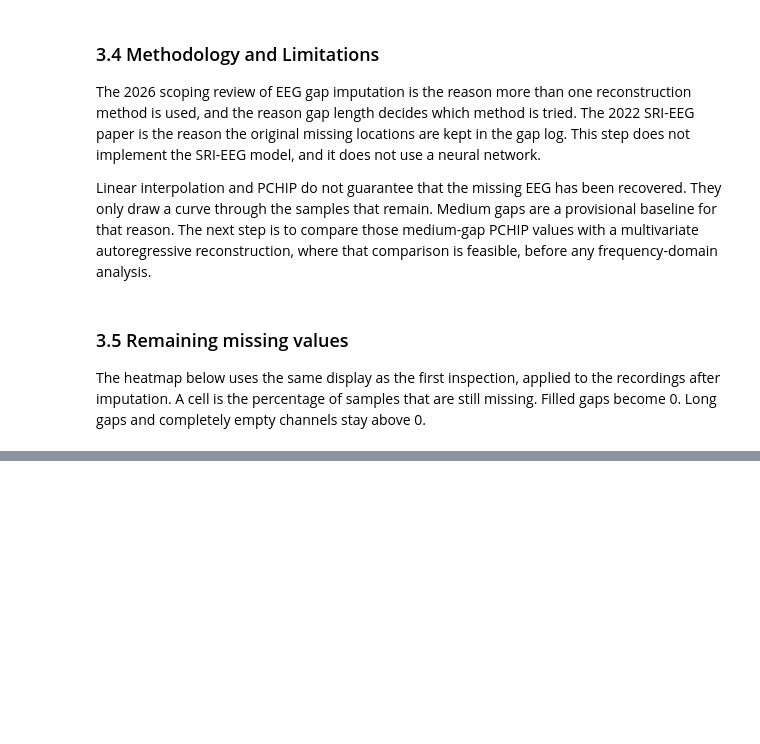
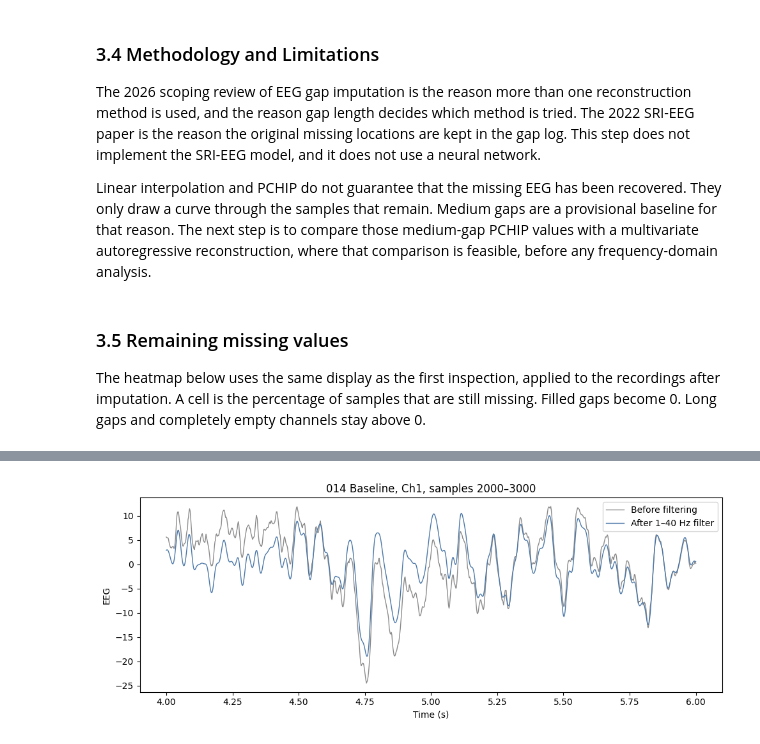
Before and after one commit to YossiAkerman/eeg_anesthesia, a Jupyter notebook: EEG_Research.ipynb, the cells around one changed output, grey strips where cells are left out. Drawn from its saved outputs; the diff is of its cells as text; code cells hidden in the pictures; blank space fills up the shorter version.

```diff
--- a/EEG_Research.ipynb
+++ b/EEG_Research.ipynb
@@ -205,0 +220,10 @@ missing_after_fig = eeg.plot_missing_percentages(imputed_dataset)
+# %%
+filtered_recordings = {}
+filter_counts = []
+for key, imputed in imputed_recordings.items():
+    filtered, counts = eeg.bandpass_recording(imputed)
+    filtered_recordings[key] = filtered
+    filter_counts.append({"recording": key, **counts})
+
+filter_summary = pd.DataFrame(filter_counts)
+filter_summary
@@ -205,0 +238,20 @@ missing_after_fig = eeg.plot_missing_percentages(imputed_dataset)
+# %%
+import matplotlib.pyplot as plt
+import numpy as np
+
+channel = "Ch1"
+start, end = 2000, 3000
+time_seconds = np.arange(start, end + 1) / dataset["sampling_rate_hz"]
+before = imputed_recordings["014_Baseline"][channel].iloc[start:end + 1]
+after = filtered_recordings["014_Baseline"][channel].iloc[start:end + 1]
+
+fig, axis = plt.subplots(figsize=(10, 4))
+axis.plot(time_seconds, before, color="0.55", linewidth=1, label="Before filtering")
+axis.plot(time_seconds, after, color="#4C78A8", linewidth=1, label="After 1–40 Hz filter")
+axis.set_xlabel("Time (s)")
+axis.set_ylabel("EEG")
+axis.set_title("014 Baseline, Ch1, samples 2000–3000")
+axis.legend()
+fig.tight_layout()
+# %% [output]
+[figure, added]
```
Also changed, not shown: parts of 5 cells of this notebook, 1 other file.
